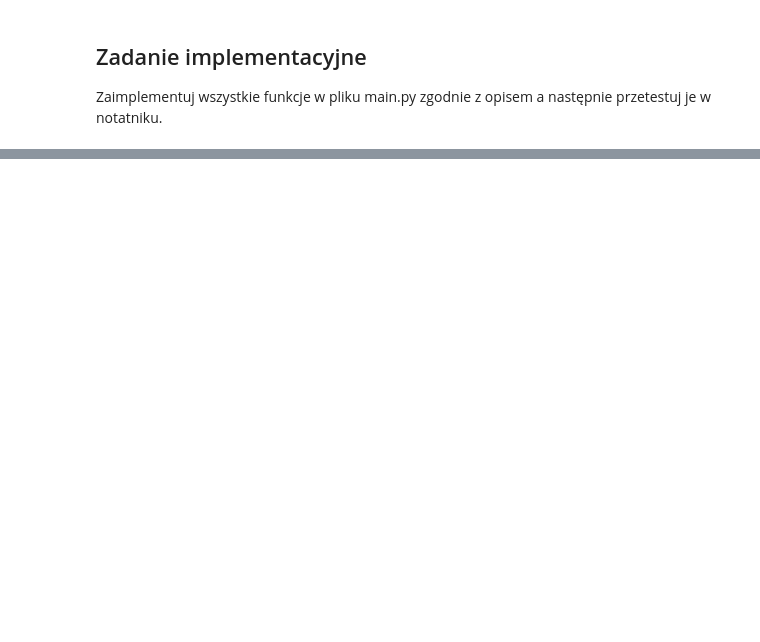
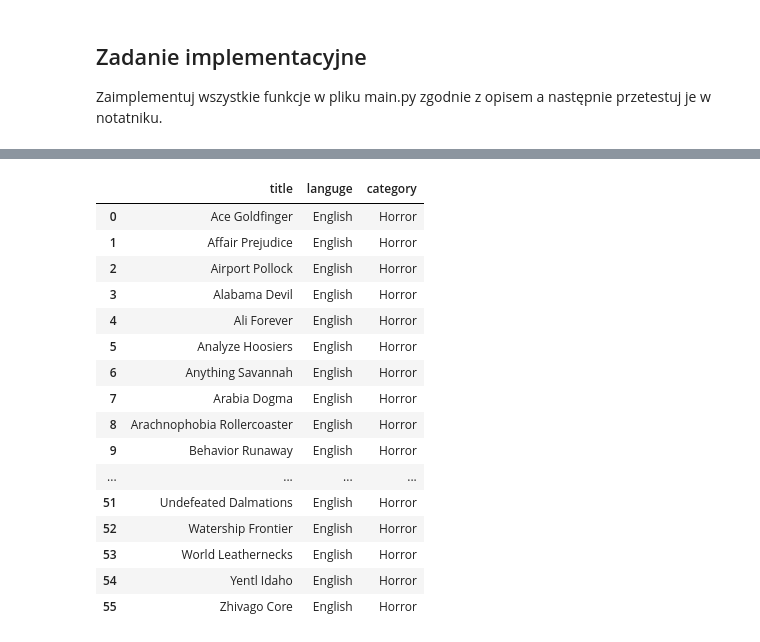
Before and after one commit to DanielJurkowski/AiBD, a Jupyter notebook: Lab 4/raport.ipynb, the cells around one changed output, grey strips where cells are left out. Saved outputs shown, nothing was run; the diff lists cells and outputs as text; code cells hidden in the pictures; blank space fills up the shorter version.

```diff
--- a/Lab 4/raport.ipynb
+++ b/Lab 4/raport.ipynb
@@ -159,0 +319,20 @@ main.film_title_case_insensitive(['Giant', 'Harry', 'Birdcage', 'Iron'])
+# %%
+main.film_in_category_case_insensitive('hoRROR')
+# %% [output]
+|  | title | languge | category |
+| 0 | Ace Goldfinger | English | Horror |
+| 1 | Affair Prejudice | English | Horror |
+| 2 | Airport Pollock | English | Horror |
+| 3 | Alabama Devil | English | Horror |
+| 4 | Ali Forever | English | Horror |
+| 5 | Analyze Hoosiers | English | Horror |
+| 6 | Anything Savannah | English | Horror |
+| 7 | Arabia Dogma | English | Horror |
+| 8 | Arachnophobia Rollercoaster | English | Horror |
+| 9 | Behavior Runaway | English | Horror |
+| ... | ... | ... | ... |
+| 51 | Undefeated Dalmations | English | Horror |
+| 52 | Watership Frontier | English | Horror |
+| 53 | World Leathernecks | English | Horror |
+| 54 | Yentl Idaho | English | Horror |
+| 55 | Zhivago Core | English | Horror |
```
Also changed, not shown: parts of 21 cells of this notebook.
